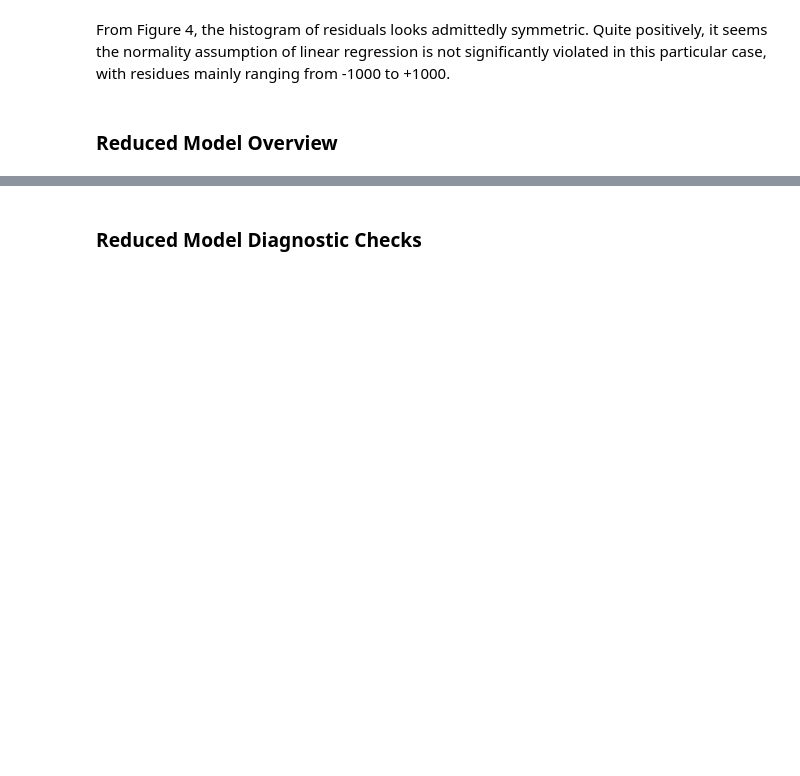
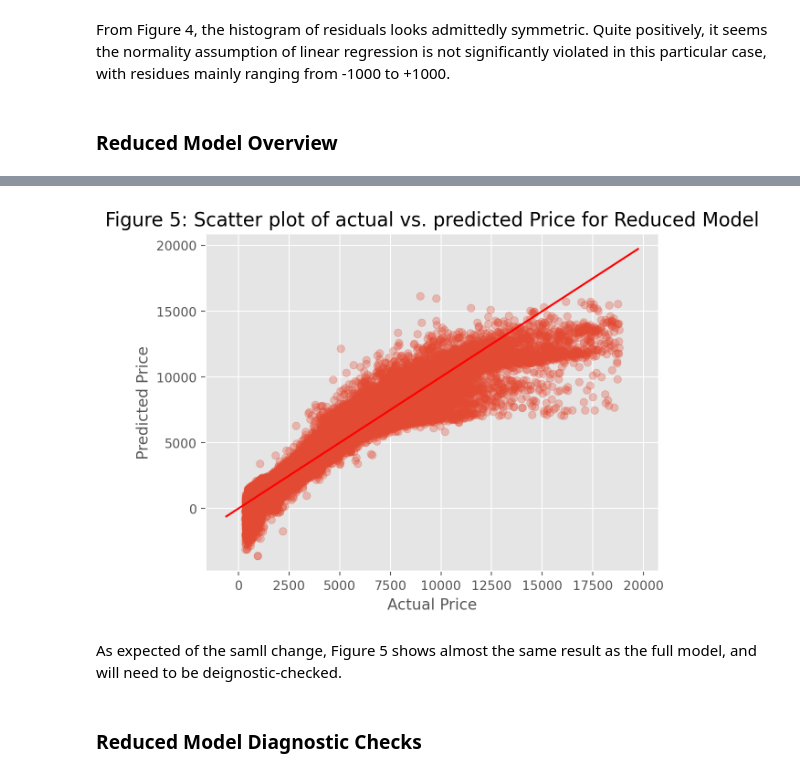
Before and after one commit to Jobi060704/Predicting-Diamond-Prices-RMIT, a Jupyter notebook: Stats_Phase2_Report_Template.ipynb, the cells around one changed output, grey strips where cells are left out. Saved outputs shown, nothing was run; the diff lists cells and outputs as text; code cells hidden in the pictures; blank space fills up the shorter version.

Commit message:
PROJECT SUBMISSION mk.1 complete reduced model completed critique and summary&conclusions done ~runtested

```diff
--- a/Stats_Phase2_Report_Template.ipynb
+++ b/Stats_Phase2_Report_Template.ipynb
@@ -46,6 +46,8 @@ import seaborn as sns
 import statsmodels.api as sm
 import statsmodels.formula.api as smf
 import patsy
+import requests
+import io
 
 import warnings
 warnings.filterwarnings('ignore')
@@ -56,8 +58,14 @@ pd.set_option('display.max_columns', None)
 %config InlineBackend.figure_format = 'retina'
 plt.style.use("ggplot")
 
-df = pd.read_csv('diamonds_no_outliers.csv')
-# df = pd.read_csv('diamonds.csv')
+# df = pd.read_csv('diamonds_no_outliers.csv')
+# # df = pd.read_csv('diamonds.csv') # test
+
+# name of the dataset to be imported from our GitHub account
+df_name = 'diamonds_no_outliers.csv'
+df_url = 'https://raw.githubusercontent.com/Jobi060704/math_files/main/' + df_name
+url_content = requests.get(df_url, verify=False).content
+df = pd.read_csv(io.StringIO(url_content.decode('utf-8')))
 # %% [markdown]
 #### Data preparation
 # %% [markdown]
@@ -253,0 +334,5 @@ Overview of your reduced model, including the variables and terms you are using
+# %%
+residuals_reduced = pd.DataFrame({'actual': data_encoded['Price'],
+                                  'predicted': model_reduced_fitted.fittedvalues,
+                                  'residual': model_reduced_fitted.resid})
+residuals_reduced.sample(10)
@@ -254,3 +351,14 @@ Overview of your reduced model, including the variables and terms you are using
+# %%
+plt.scatter(residuals_reduced['actual'], residuals_reduced['predicted'], alpha=0.3);
+plot_line(axis=plt.gca(), slope=1, intercept=0, c="red");
+plt.xlabel('Actual Price');
+plt.ylabel('Predicted Price');
+plt.title('Figure 5: Scatter plot of actual vs. predicted Price for Reduced Model', fontsize=15);
+plt.show();
+# %% [output]
+[figure, added]
+# %% [markdown]
+As expected of the samll change, Figure 5 shows almost the same result as the full model, and will need to be deignostic-checked.
 # %% [markdown]
 ### Reduced Model Diagnostic Checks
 # %% [markdown]
```
Also changed, not shown: parts of 14 cells of this notebook, 1 other file.
